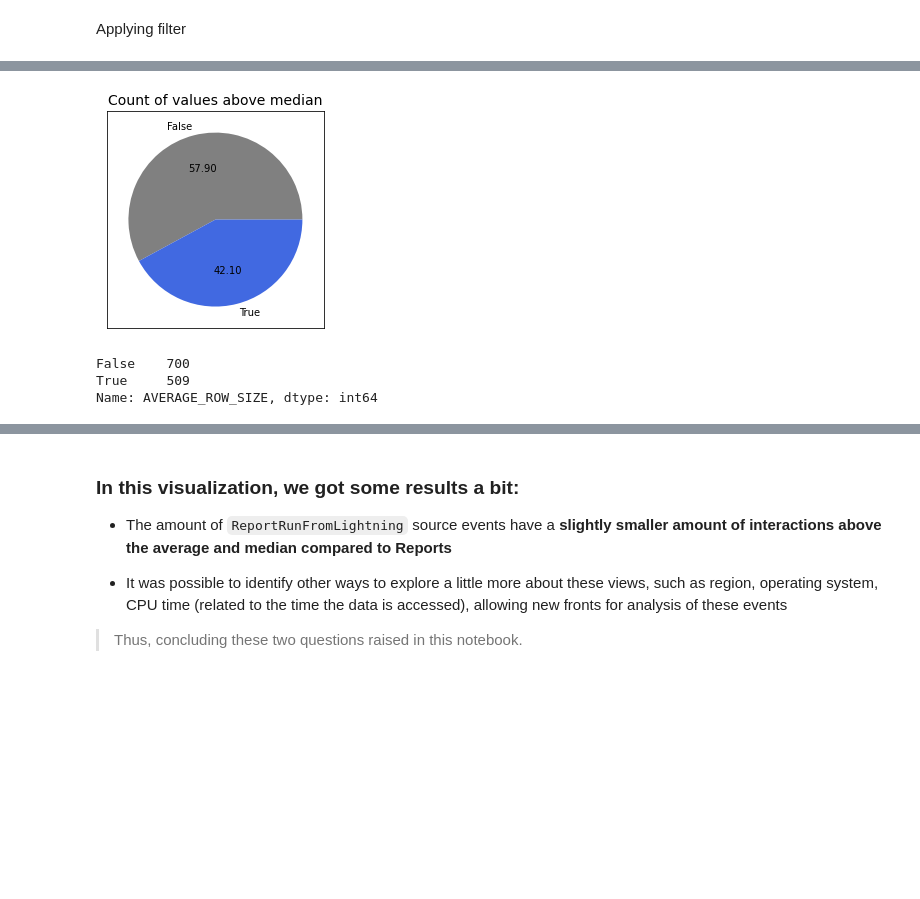
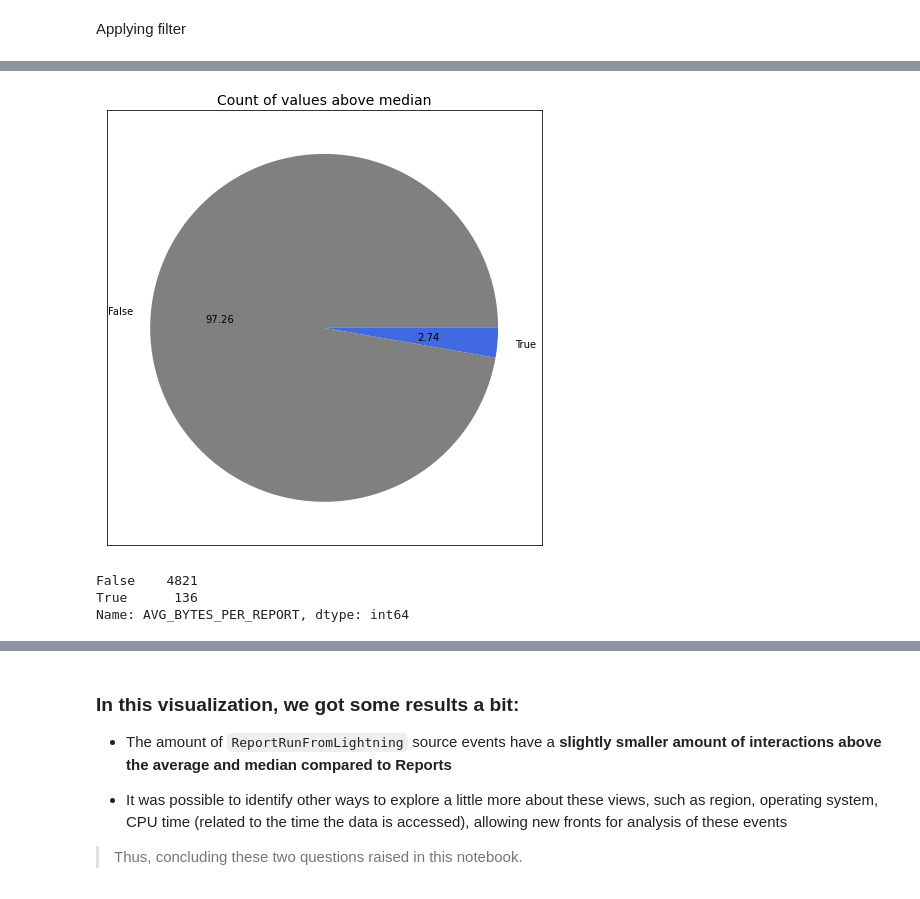
Before and after one commit to dell-splab/lightning-analysis, a Jupyter notebook: Deep analysis of AVERANGE_ROW_COUNT .ipynb, the cells around one changed output, grey strips where cells are left out. Saved outputs shown, nothing was run; the diff lists cells and outputs as text; code cells hidden in the pictures; blank space fills up the shorter version.

Commit message:
using active reports and identify fradulent

```diff
--- a/Deep analysis of AVERANGE_ROW_COUNT .ipynb
+++ b/Deep analysis of AVERANGE_ROW_COUNT .ipynb
@@ -336,0 +356,9 @@ Name: ROW_COUNT, Length: 1209, dtype: int64
+# %%
+valid_page_view_reports.drop(columns=[
+ 'EVENT_TYPE',
+ 'RUN_TIME',
+ 'CPU_TIME',
+ 'SESSION_KEY_x',
+ 'LOGIN_KEY',
+ 'TIMESTAMP',
+ 'SESSION_KEY_y'], inplace=True)
@@ -336,0 +380,3 @@ Name: ROW_COUNT, Length: 1209, dtype: int64
+# %%
+trashold_bytes_per_page_view = valid_page_view_reports.AVG_BYTES_PER_REPORT.mean()
+trashold_bytes_per_page_view
@@ -342,5 +390,9 @@ Name: ROW_COUNT, Length: 1209, dtype: int64
 - Generate a visualization for each applied filter
 # %% [markdown]
 Applying filter
+# %%
+def filter_ars_by_mean_page_view(ars_value):
+    return ars_value >= trashold_bytes_per_page_view
 # %%
-page_view_mean = page_view_related["AVERAGE_ROW_SIZE"].apply(filter_ars_by_mean)
+above_mean_page_view = valid_page_view_reports.AVG_BYTES_PER_REPORT.apply(filter_ars_by_mean_page_view)
+above_mean_page_view
@@ -347,13 +412,13 @@ page_view_mean = page_view_related["AVERAGE_ROW_SIZE"].apply(filter_ars_by_mean)
 # %%
 # Making a plot
-labels = page_view_mean.unique()
-plt.pie(page_view_mean.value_counts(), autopct="%.2f", labels=[labels[1], labels[0]], colors=["grey", "royalblue"])
+plt.figure(figsize=(8,8))
+plt.pie(above_mean_page_view.value_counts(), autopct="%.2f", labels=above_mean_page_view.unique(), colors=["grey", "royalblue"])
 plt.title('Count of values above median', fontsize=14)
 plt.box(on=None)
 plt.show()
-page_view_mean.value_counts()
+above_mean_page_view.value_counts()
 # %% [output]
-[figure, old version]
+[figure, new version]
-False    700
-True     509
-Name: AVERAGE_ROW_SIZE, dtype: int64
+False    4821
+True      136
+Name: AVG_BYTES_PER_REPORT, dtype: int64
```
Also changed, not shown: parts of 50 cells of this notebook, 3 other files.
